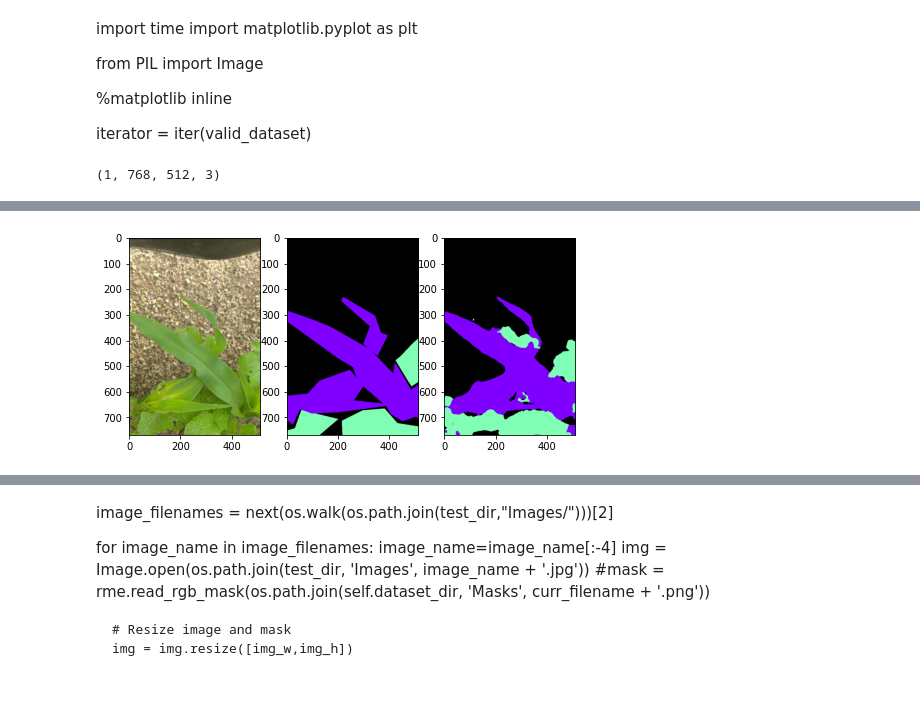
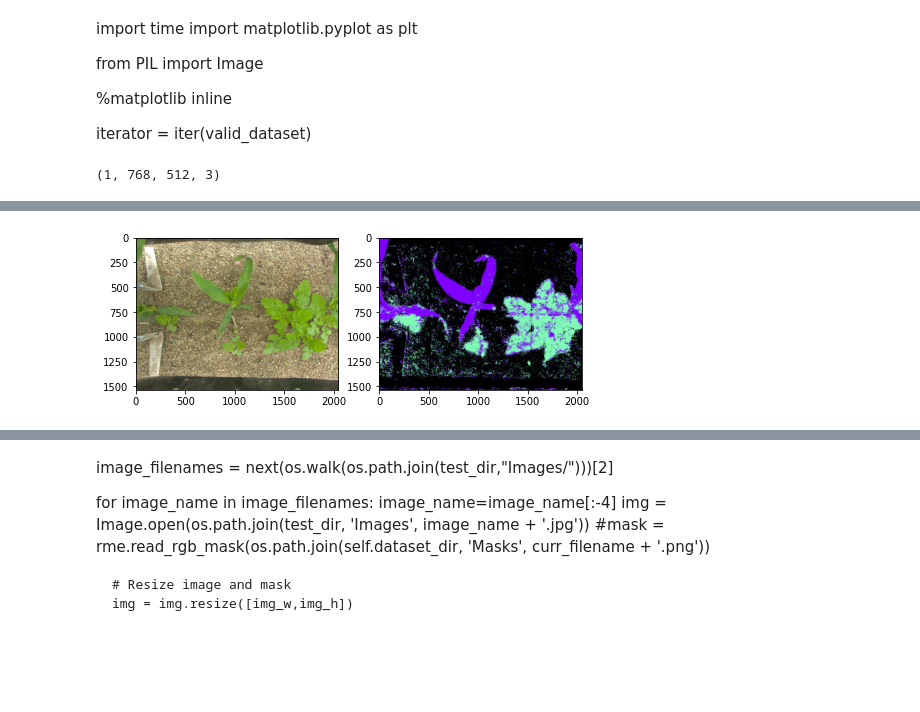
Before and after one commit to tizianofucci/A2NDLSegmentation, a Jupyter notebook: Notebook/colab.ipynb, the cells around one changed output, grey strips where cells are left out. Cells and saved outputs as stored; diff of their text form; code cells hidden in the pictures; blank space fills up the shorter version.

```diff
--- a/Notebook/colab.ipynb
+++ b/Notebook/colab.ipynb
@@ -645,7 +645,7 @@ layers = [base_model.get_layer(name).output for name in layer_names]
 # Create the feature extraction model
 down_stack = tf.keras.Model(inputs=base_model.input, outputs=layers)
 
-down_stack.trainable = False
+#down_stack.trainable = False
 
 
 up_stack = [
@@ -672,9 +672,10 @@ def unet_model(output_channels):
 
   # This is the last layer of the model
   last = tf.keras.layers.Conv2D(filters=output_channels,
-                                         kernel_size=(3, 3),
+                                         kernel_size=(1, 1),
                                          strides=(1, 1),
-                                         padding='same') #64x64 -> 128x128
+                                         padding='same',
+                                         activation='softmax')
 
   x = last(x)
 
@@ -835,7 +836,7 @@ def meanIoU(y_true, y_pred):
 # ------------------
 metrics = ['accuracy', meanIoU]
 # ------------------
-weights = [10,2,2]
+weights = [1,2,2.7]
 
 # Compile Model
 model.compile(optimizer=optimizer, loss=loss , metrics=metrics, loss_weights=weights)
@@ -930,43 +915,65 @@ from PIL import Image
 
 iterator = iter(valid_dataset)
 # %%
-#model.load_weights(os.path.join(os.getcwd(),'multiclass_exps/CNN_Dec20_18-43-12/ckpts/cp.ckpt'))
+#model.load_weights(os.path.join(os.getcwd(),'multiclass_exps/CNN_Dec15_01-23-05/ckpts/cp.ckpt'))
 
-fig, ax = plt.subplots(1, 3, figsize=(8, 8))
+fig, ax = plt.subplots(1, 2, figsize=(8, 8))
 fig.show()
-image, target = next(iterator)
 
-image = image[0]
-target = target[0, ..., 0]
+image = Image.open(os.path.join(test_dir[0], 'Images/Bipbip_mais_im_03621.jpg'))
+#mask = rme.read_rgb_mask(os.path.join(self.dataset_dir, 'Masks', curr_filename + '.png'))
 
-out_sigmoid = model.predict(x=tf.expand_dims(image, 0))
 
-# Get predicted class as the index corresponding to the maximum value in the vector probability
-# predicted_class = tf.cast(out_sigmoid > score_th, tf.int32)
-# predicted_class = predicted_class[0, ..., 0]
-predicted_class = tf.argmax(out_sigmoid, -1)
+img_arr = preprocess_input( tf.expand_dims(np.array(image), 0))
 
-out_sigmoid.shape
 
-predicted_class = predicted_class[0, ...]
+patches = tf.image.extract_patches(images=img_arr,
+                        sizes=[1, img_h, img_w, 1],
+                        strides=[1, img_h, img_w, 1],
+                        rates=[1, 1, 1, 1],
+                        padding='VALID')
+patches = tf.reshape(patches, [8, 768, 512, 3])
 
-# Assign colors (just for visualization)
-target_img = np.zeros([target.shape[0], target.shape[1], 3])
-prediction_img = np.zeros([target.shape[0], target.shape[1], 3])
 
-target_img[np.where(target == 0)] = [0, 0, 0]
-for i in range(1, 3):
-  target_img[np.where(target == i)] = np.array(colors[i-1])[:3] * 255
+# Resize image and mask
+#image = image.resize([img_w,img_h])
 
-prediction_img[np.where(predicted_class == 0)] = [0, 0, 0]
-for i in range(1, 3):
-  prediction_img[np.where(predicted_class == i)] = np.array(colors[i-1])[:3] * 255
+predictions = []
+
+for j in range (0,8):
+    out_sigmoid = model.predict(x=tf.expand_dims(patches[j],0))
+
+    # Get predicted class as the index corresponding to the maximum value in the vector probability
+    # predicted_class = tf.cast(out_sigmoid > score_th, tf.int32)
+    # predicted_class = predicted_class[0, ..., 0]
+    predicted_class = tf.argmax(out_sigmoid, -1)
+
+    out_sigmoid.shape
+
+    predicted_class = predicted_class[0, ...]
+
+    prediction_img = np.zeros([img_h, img_w, 3])
+
+
+    prediction_img[np.where(predicted_class == 0)] = [0, 0, 0]
+    for i in range(1, 3):
+      prediction_img[np.where(predicted_class == i)] = np.array(colors[i-1])[:3] * 255
+
+#     ax[0].imshow(np.uint8(patches[j]))
+#     ax[1].imshow(np.uint8(prediction_img))
+
+    predictions.append(prediction_img)
+
+    fig.canvas.draw()
+    time.sleep(1)
+
+total = tf.concat([predictions[0], predictions[4]], 0)
+
+for x in range (1,4):
+    result=tf.concat([predictions[x], predictions[x+4]], 0)
+    total=tf.concat([total, result], 1)
 
 ax[0].imshow(np.uint8(image))
-ax[1].imshow(np.uint8(target_img))
-ax[2].imshow(np.uint8(prediction_img))
-
-fig.canvas.draw()
-time.sleep(1)
+ax[1].imshow(np.uint8(total))
 # %% [output]
 (1, 768, 512, 3)
@@ -976,4 +989,4 @@ time.sleep(1)
-[figure, old version]
+[figure, new version]
 # %%
 submission_dict = {}
 
```
Also changed, not shown: parts of 8 cells of this notebook.
